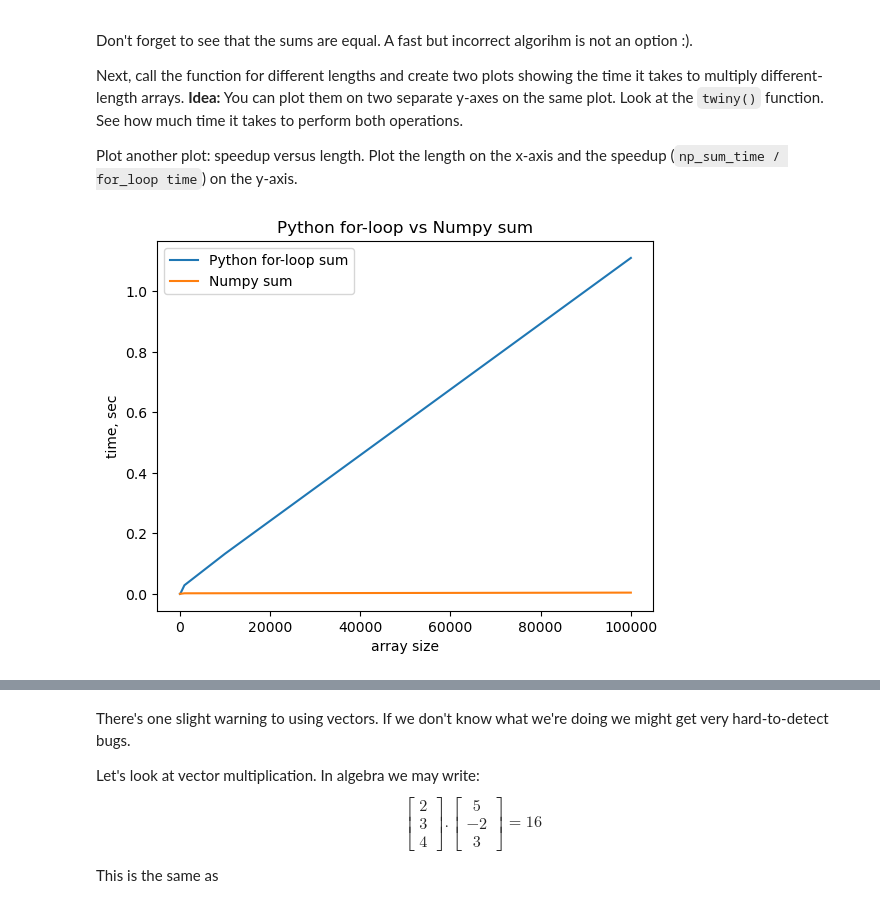
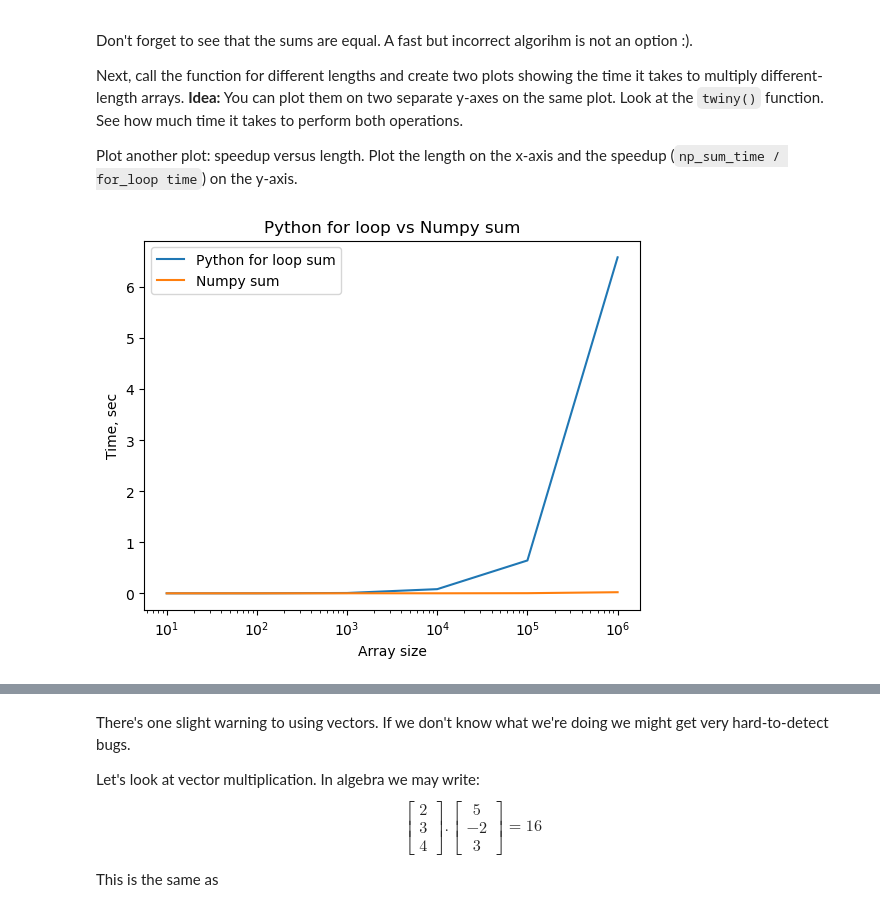
Before and after one commit to vessln/Math_concepts_for_developers, a Jupyter notebook: 3.Linear Algebra Exercise/Linear Algebra Exercise.ipynb, the cells around one changed output, grey strips where cells are left out. Drawn from its saved outputs; the diff is of its cells as text; code cells hidden in the pictures.

```diff
--- a/3.Linear Algebra Exercise/Linear Algebra Exercise.ipynb
+++ b/3.Linear Algebra Exercise/Linear Algebra Exercise.ipynb
@@ -180,7 +180,7 @@ def sum_np(x_np):
     numpy_sum = np.sum(x_np)
     return numpy_sum
 
-def generate_times(sizes):
+def measure_times(sizes):
     times_py = []
     times_np = []
 
@@ -200,16 +200,17 @@ def generate_times(sizes):
     return times_np, times_py
 
 def plot(sizes):
-    times_np, times_py = generate_times(sizes)
-    plt.plot(sizes, times_py, label="Python for-loop sum")
-    plt.plot(sizes, times_np, label="Numpy sum")
-    plt.xlabel("array size")
-    plt.ylabel("time, sec")
-    plt.title("Python for-loop vs Numpy sum")
+    times_np, times_py = measure_times(sizes)
+    sizes_log = np.logspace(1, np.log10(max(sizes)), num=len(sizes), base=10.0)
+    plt.semilogx(sizes_log, times_py, label="Python for loop sum")
+    plt.semilogx(sizes_log, times_np, label="Numpy sum")
+    plt.xlabel("Array size")
+    plt.ylabel("Time, sec")
+    plt.title("Python for loop vs Numpy sum")
     plt.legend()
     plt.show()
 # %%
-sizes = [10, 100, 1000, 10_000, 100_000]
+sizes = [10, 100, 1000, 10_000, 100_000, 1_000_000]
 plot(sizes = sizes)
 # %% [output]
-[figure, old version]
+[figure, new version]
```
Also changed, not shown: parts of 23 cells of this notebook, 3 other files.
